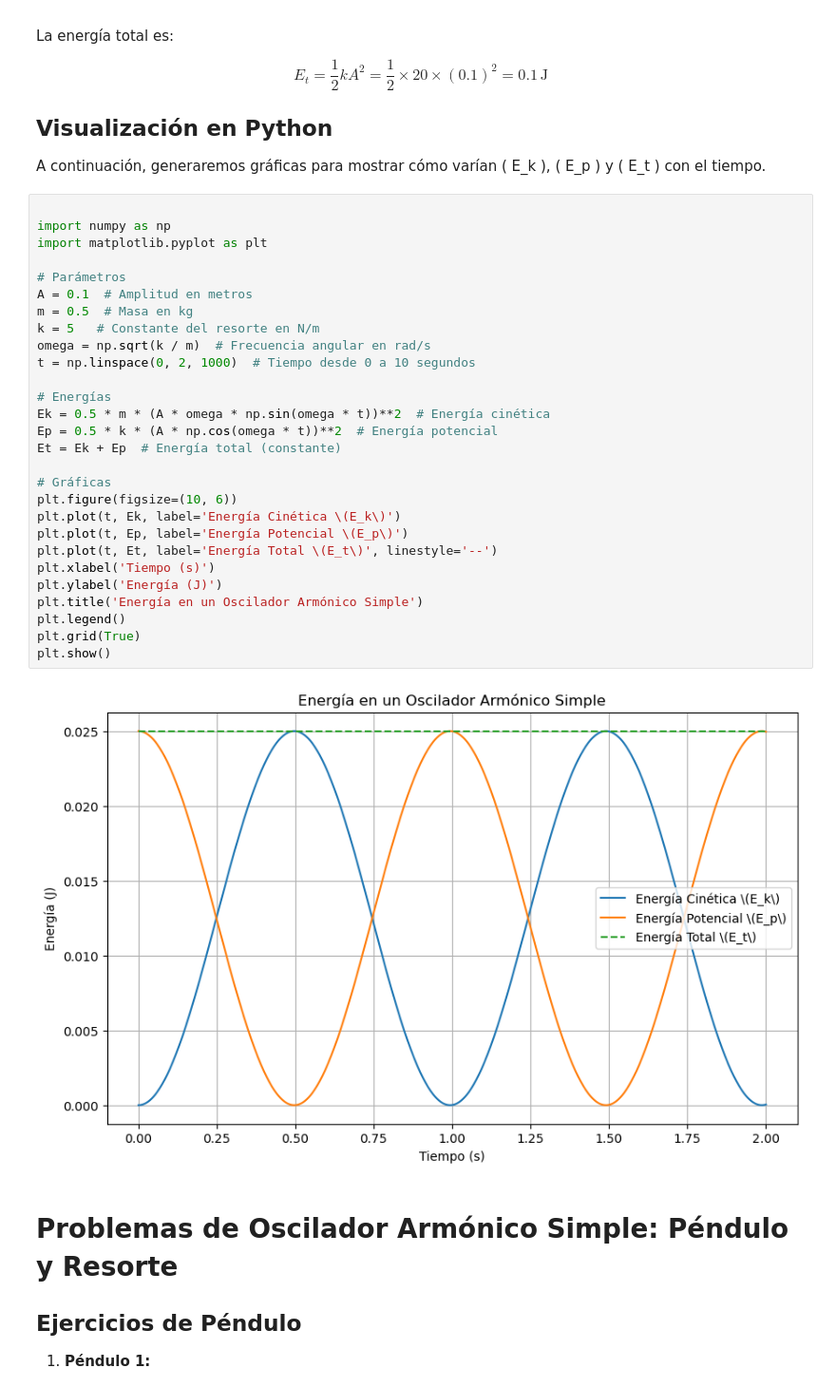
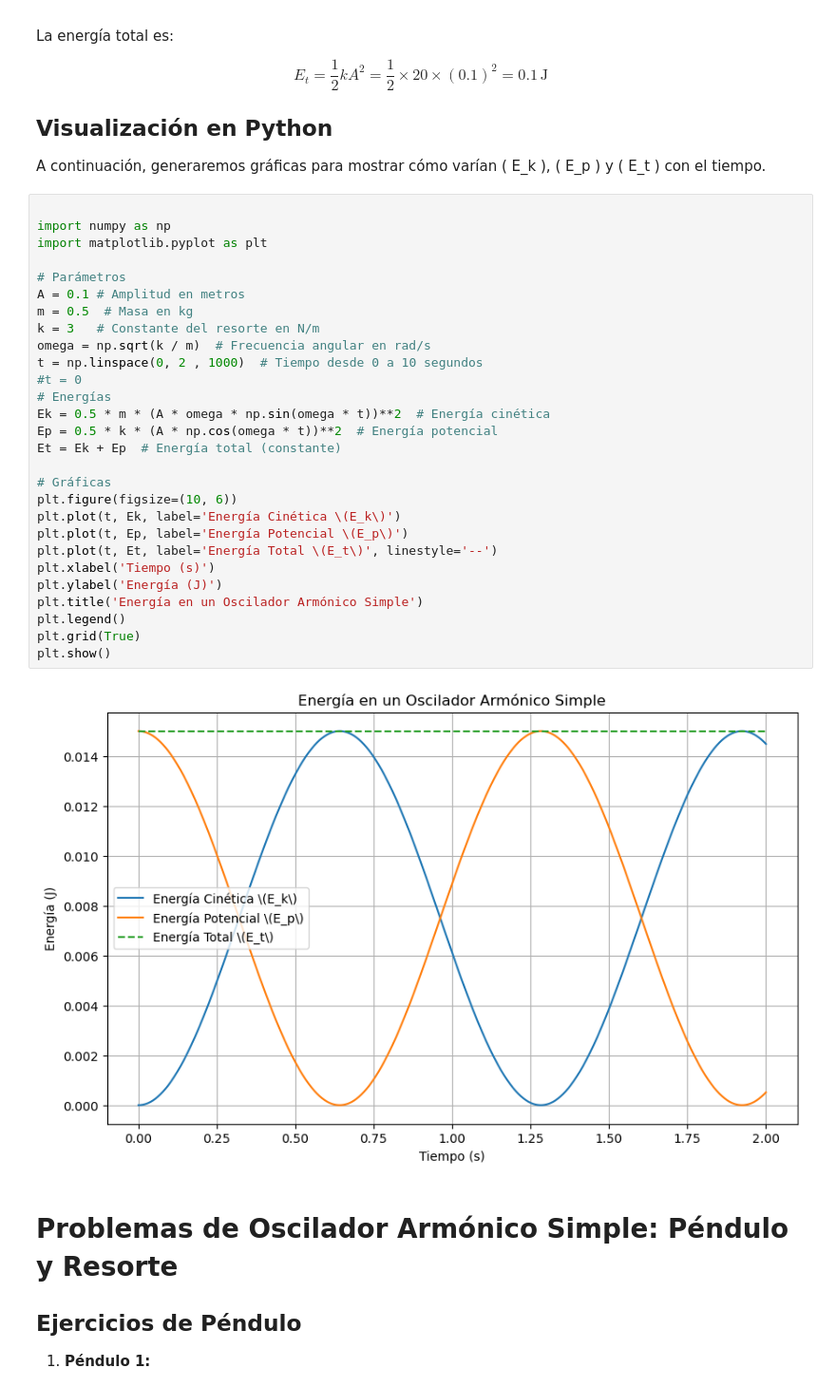
Before and after one commit to ui4054/Cuadernos, a Jupyter notebook: FisicaOndasElect/MAS.ipynb, the cells around one changed output. Shown at 95% size. Cells and saved outputs as stored; diff of their text form.

```diff
--- a/FisicaOndasElect/MAS.ipynb
+++ b/FisicaOndasElect/MAS.ipynb
@@ -282,33 +282,33 @@ A continuación, generaremos gráficas para mostrar cómo varían \( E_k \), \(
 # %%
 
 import numpy as np
 import matplotlib.pyplot as plt
 
 # Parámetros
-A = 0.1  # Amplitud en metros
+A = 0.1 # Amplitud en metros
 m = 0.5  # Masa en kg
-k = 5   # Constante del resorte en N/m
+k = 3   # Constante del resorte en N/m
 omega = np.sqrt(k / m)  # Frecuencia angular en rad/s
-t = np.linspace(0, 2, 1000)  # Tiempo desde 0 a 10 segundos
-
+t = np.linspace(0, 2 , 1000)  # Tiempo desde 0 a 10 segundos
+#t = 0
 # Energías
 Ek = 0.5 * m * (A * omega * np.sin(omega * t))**2  # Energía cinética
 Ep = 0.5 * k * (A * np.cos(omega * t))**2  # Energía potencial
 Et = Ek + Ep  # Energía total (constante)
 
 # Gráficas
 plt.figure(figsize=(10, 6))
 plt.plot(t, Ek, label='Energía Cinética \(E_k\)')
 plt.plot(t, Ep, label='Energía Potencial \(E_p\)')
 plt.plot(t, Et, label='Energía Total \(E_t\)', linestyle='--')
 plt.xlabel('Tiempo (s)')
 plt.ylabel('Energía (J)')
 plt.title('Energía en un Oscilador Armónico Simple')
 plt.legend()
 plt.grid(True)
 plt.show()
 # %% [output]
-[figure, old version]
+[figure, new version]
 # %% [markdown]
 # Problemas de Oscilador Armónico Simple: Péndulo y Resorte
 
```
Also changed, not shown: parts of 1 cell of this notebook.
